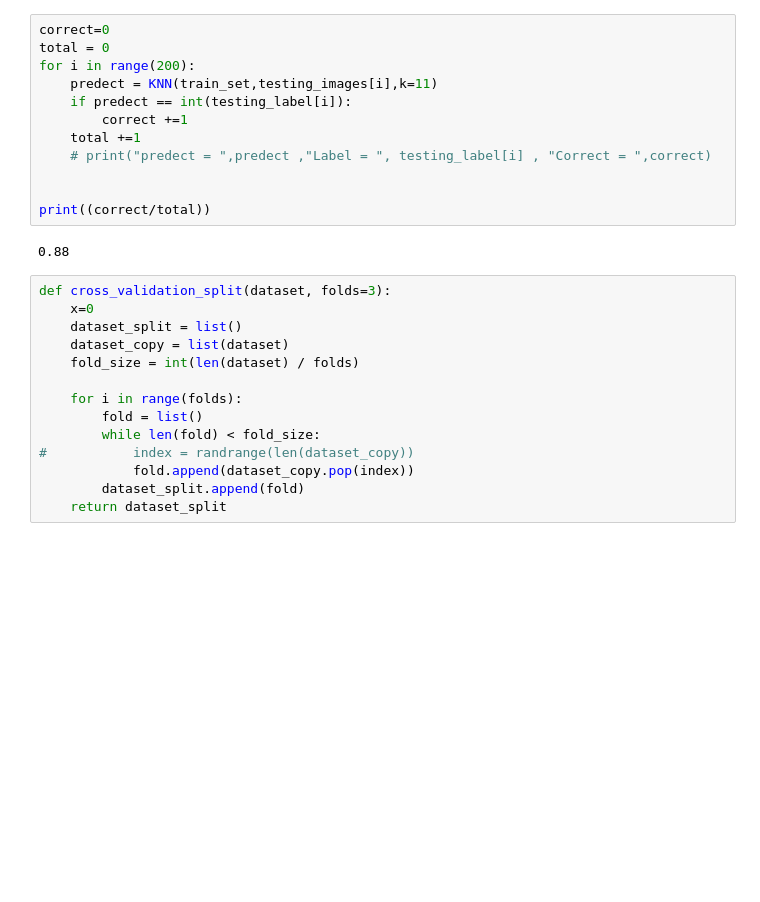
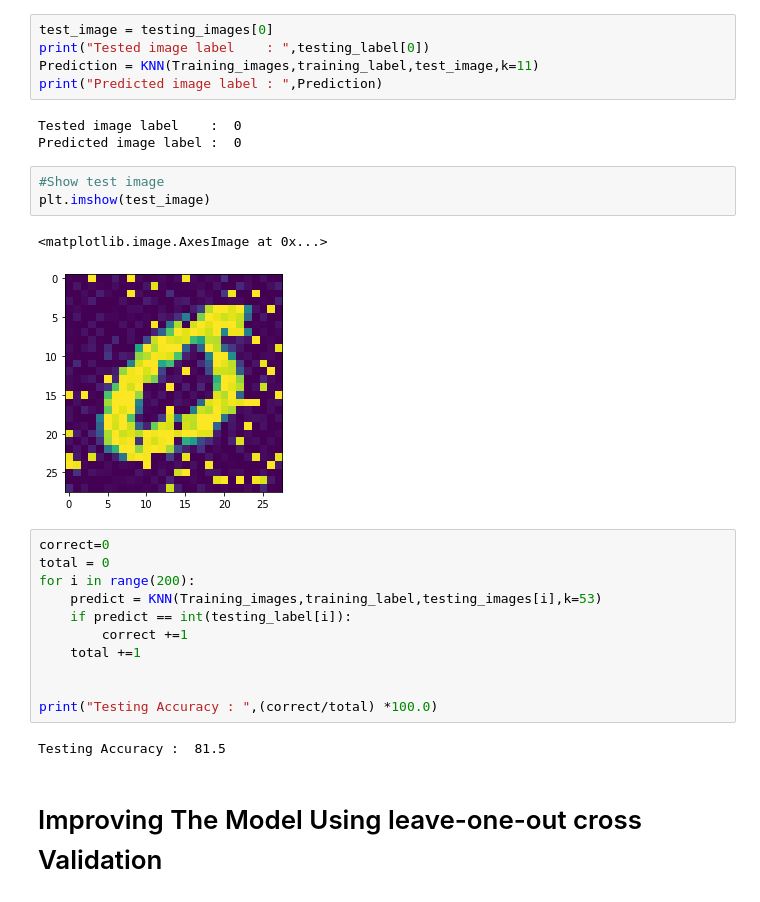
Before and after one commit to AbdelrhmanHisham/Handwritten-digit-recognition, a Jupyter notebook: src/HandWrittenClassifier.ipynb, the cells around one changed output. Drawn from its saved outputs; the diff is of its cells as text; blank space fills up the shorter version.

```diff
--- a/src/HandWrittenClassifier.ipynb
+++ b/src/HandWrittenClassifier.ipynb
@@ -17,28 +96,29 @@ train_set , test_set , Training_images ,testing_images ,training_label, testing_
+# %%
+test_image = testing_images[0]
+print("Tested image label    : ",testing_label[0])
+Prediction = KNN(Training_images,training_label,test_image,k=11)
+print("Predicted image label : ",Prediction)
+# %% [output]
+Tested image label    :  0
+Predicted image label :  0
+# %%
+#Show test image
+plt.imshow(test_image)
+# %% [output]
+<matplotlib.image.AxesImage at 0x...>
+[figure, added]
 # %%
 correct=0
 total = 0
 for i in range(200):
-    predect = KNN(train_set,testing_images[i],k=11)
-    if predect == int(testing_label[i]):
+    predict = KNN(Training_images,training_label,testing_images[i],k=53)
+    if predict == int(testing_label[i]):
         correct +=1
     total +=1
-    # print("predect = ",predect ,"Label = ", testing_label[i] , "Correct = ",correct)
 
 
-print((correct/total))
+print("Testing Accuracy : ",(correct/total) *100.0)
 # %% [output]
-0.88
+Testing Accuracy :  81.5
-# %%
-def cross_validation_split(dataset, folds=3):
-    x=0
-    dataset_split = list()
-    dataset_copy = list(dataset)
-    fold_size = int(len(dataset) / folds)
-
-    for i in range(folds):
-        fold = list()
-        while len(fold) < fold_size:
-# 			index = randrange(len(dataset_copy))
-            fold.append(dataset_copy.pop(index))
-        dataset_split.append(fold)
-    return dataset_split
+# %% [markdown]
+# Improving The Model Using  leave-one-out cross Validation
```
Also changed, not shown: parts of 31 cells of this notebook, 4 other files.
